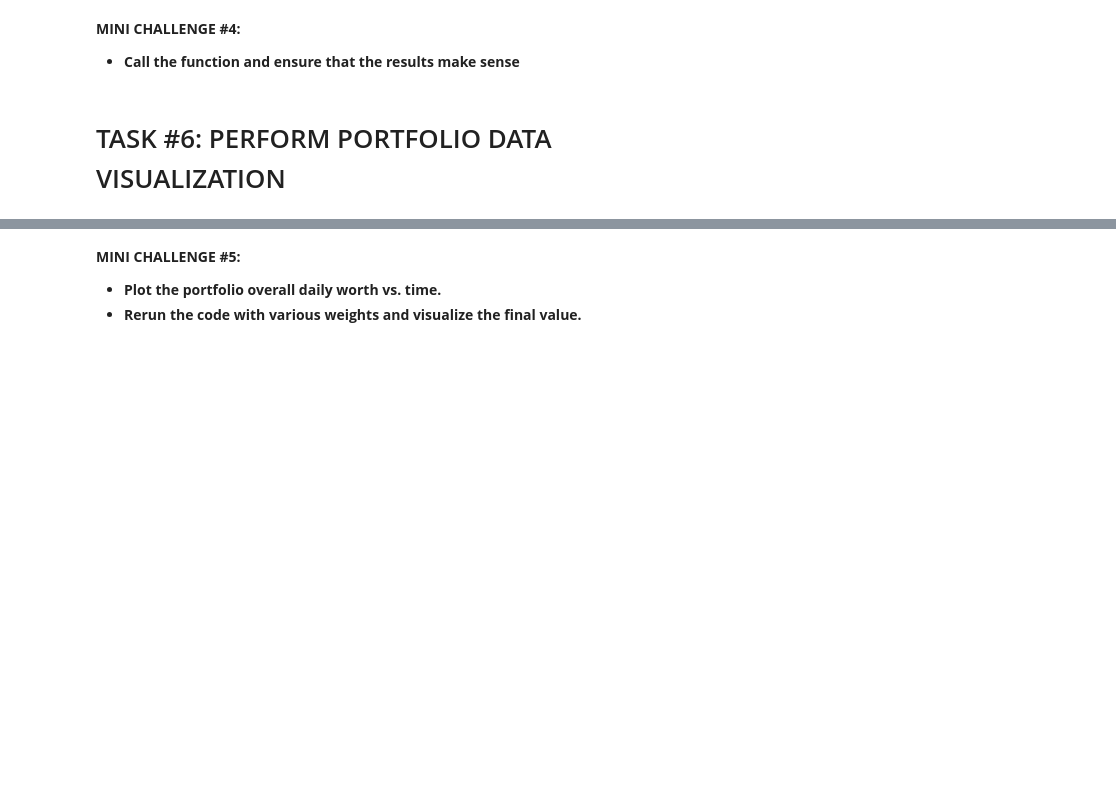
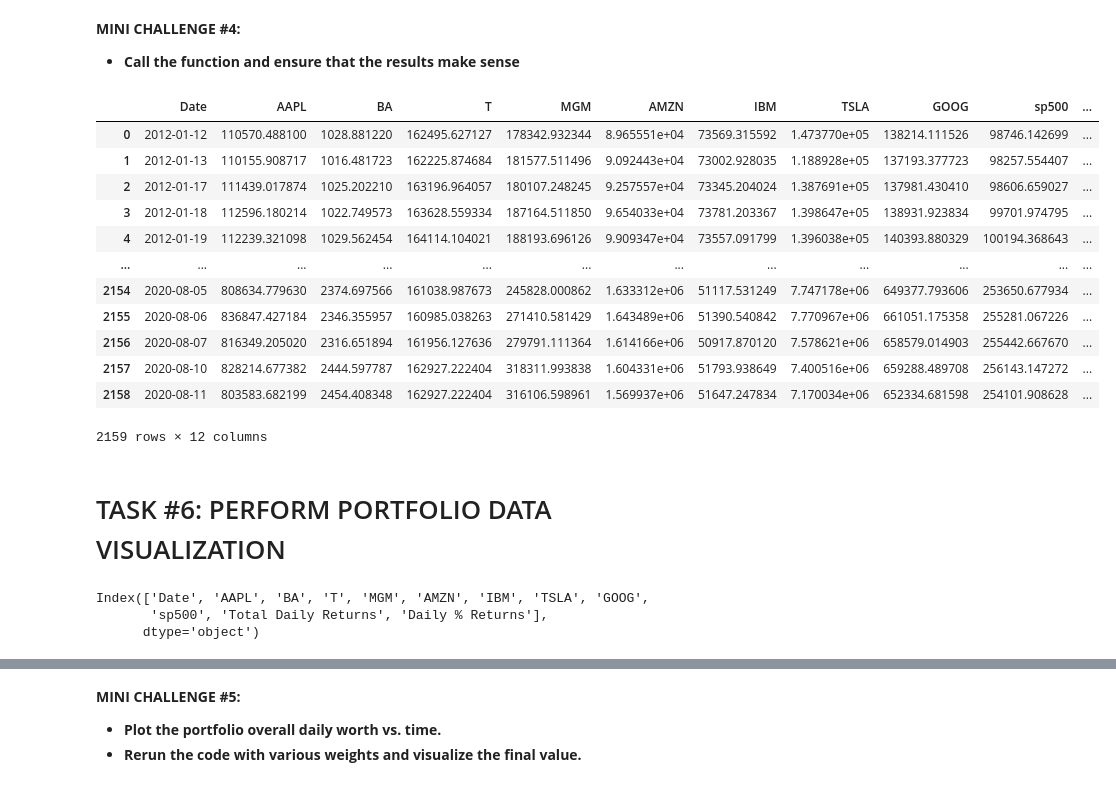
Before and after one commit to SangeetaChatterjee/Stocks-Data-Analysis-and-Visualization, a Jupyter notebook: Finance_101_Portfolio_Assets_Allocation_and_Statistical_Data_Analysis_Skeleton.ipynb, the cells around one changed output, grey strips where cells are left out. Drawn from its saved outputs; the diff is of its cells as text; code cells hidden in the pictures; blank space fills up the shorter version.

```diff
--- a/Finance_101_Portfolio_Assets_Allocation_and_Statistical_Data_Analysis_Skeleton.ipynb
+++ b/Finance_101_Portfolio_Assets_Allocation_and_Statistical_Data_Analysis_Skeleton.ipynb
@@ -182,10 +183,52 @@ df_portfolio
 # (1) Daily value of each individual securuty in $ over the specified time period
 # (2) Overall daily worth of the entire portfolio
 # (3) Daily return
+
+def portfolio_allocation(df, weights):
+  df_portfolioalloc = df.copy()
+  df_portfolioalloc = data_normalize(df_portfolioalloc)
+
+# Calculating total for each stock-for each day based on the weight and assuming total investment of $1000000
+  for counter , stock in enumerate(df_portfolioalloc.columns[1:]):
+    df_portfolioalloc[stock] = df_portfolioalloc[stock] * weights[counter]
+    df_portfolioalloc[stock] = df_portfolioalloc[stock] * 1000000
+
+# Creating a new column to calculate the daily return for each day
+  df_portfolioalloc['Total Daily Returns'] = df_portfolioalloc[df_portfolioalloc != 'Date'].sum(axis = 1)
+
+#Creating another column to calculate the total percentage of daily returns for each day
+  df_portfolioalloc['Daily % Returns'] = 0.000
+  for i in range(1, len(df_portfolioalloc)):
+    df_portfolioalloc['Daily % Returns'][i] = ( (df_portfolioalloc['Total Daily Returns'][i] - df_portfolioalloc['Total Daily Returns'][i-1]) / df_portfolioalloc['Total Daily Returns'][i-1]) * 100
+
+  df_portfolioalloc['Daily % Returns'][0] = 0
+  return df_portfolioalloc
 # %% [markdown]
 **MINI CHALLENGE #4:**
 - **Call the function and ensure that the results make sense**
+# %%
+df_portfolio = portfolio_allocation(stock_df,weights)
+df_portfolio
+# %% [output]
+|  | Date | AAPL | BA | T | MGM | AMZN | IBM | TSLA | GOOG | sp500 | ... |
+| 0 | 2012-01-12 | 110570.488100 | 1028.881220 | 162495.627127 | 178342.932344 | 8.965551e+04 | 73569.315592 | 1.473770e+05 | 138214.111526 | 98746.142699 | ... |
+| 1 | 2012-01-13 | 110155.908717 | 1016.481723 | 162225.874684 | 181577.511496 | 9.092443e+04 | 73002.928035 | 1.188928e+05 | 137193.377723 | 98257.554407 | ... |
+| 2 | 2012-01-17 | 111439.017874 | 1025.202210 | 163196.964057 | 180107.248245 | 9.257557e+04 | 73345.204024 | 1.387691e+05 | 137981.430410 | 98606.659027 | ... |
+| 3 | 2012-01-18 | 112596.180214 | 1022.749573 | 163628.559334 | 187164.511850 | 9.654033e+04 | 73781.203367 | 1.398647e+05 | 138931.923834 | 99701.974795 | ... |
+| 4 | 2012-01-19 | 112239.321098 | 1029.562454 | 164114.104021 | 188193.696126 | 9.909347e+04 | 73557.091799 | 1.396038e+05 | 140393.880329 | 100194.368643 | ... |
+| ... | ... | ... | ... | ... | ... | ... | ... | ... | ... | ... | ... |
+| 2154 | 2020-08-05 | 808634.779630 | 2374.697566 | 161038.987673 | 245828.000862 | 1.633312e+06 | 51117.531249 | 7.747178e+06 | 649377.793606 | 253650.677934 | ... |
+| 2155 | 2020-08-06 | 836847.427184 | 2346.355957 | 160985.038263 | 271410.581429 | 1.643489e+06 | 51390.540842 | 7.770967e+06 | 661051.175358 | 255281.067226 | ... |
+| 2156 | 2020-08-07 | 816349.205020 | 2316.651894 | 161956.127636 | 279791.111364 | 1.614166e+06 | 50917.870120 | 7.578621e+06 | 658579.014903 | 255442.667670 | ... |
+| 2157 | 2020-08-10 | 828214.677382 | 2444.597787 | 162927.222404 | 318311.993838 | 1.604331e+06 | 51793.938649 | 7.400516e+06 | 659288.489708 | 256143.147272 | ... |
+| 2158 | 2020-08-11 | 803583.682199 | 2454.408348 | 162927.222404 | 316106.598961 | 1.569937e+06 | 51647.247834 | 7.170034e+06 | 652334.681598 | 254101.908628 | ... |
+2159 rows × 12 columns
 # %% [markdown]
 # TASK #6: PERFORM PORTFOLIO DATA VISUALIZATION
 # %%
 # Plot the portfolio daily return
+df_portfolio.columns
+# %% [output]
+Index(['Date', 'AAPL', 'BA', 'T', 'MGM', 'AMZN', 'IBM', 'TSLA', 'GOOG',
+       'sp500', 'Total Daily Returns', 'Daily % Returns'],
+      dtype='object')
```
Also changed, not shown: parts of 9 cells of this notebook.
